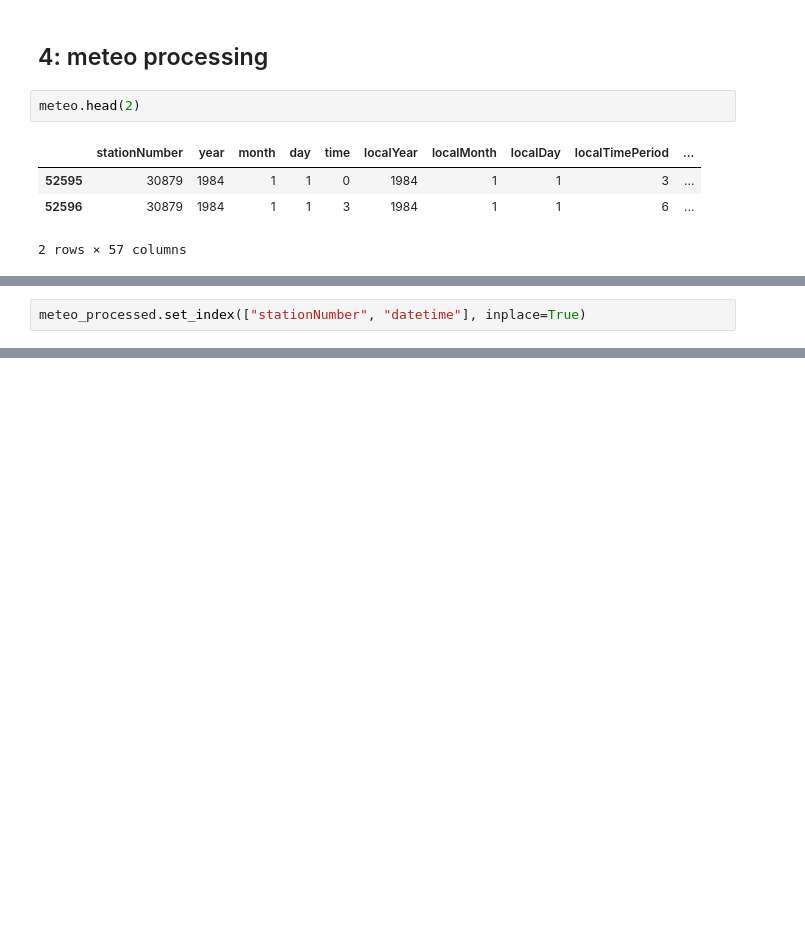
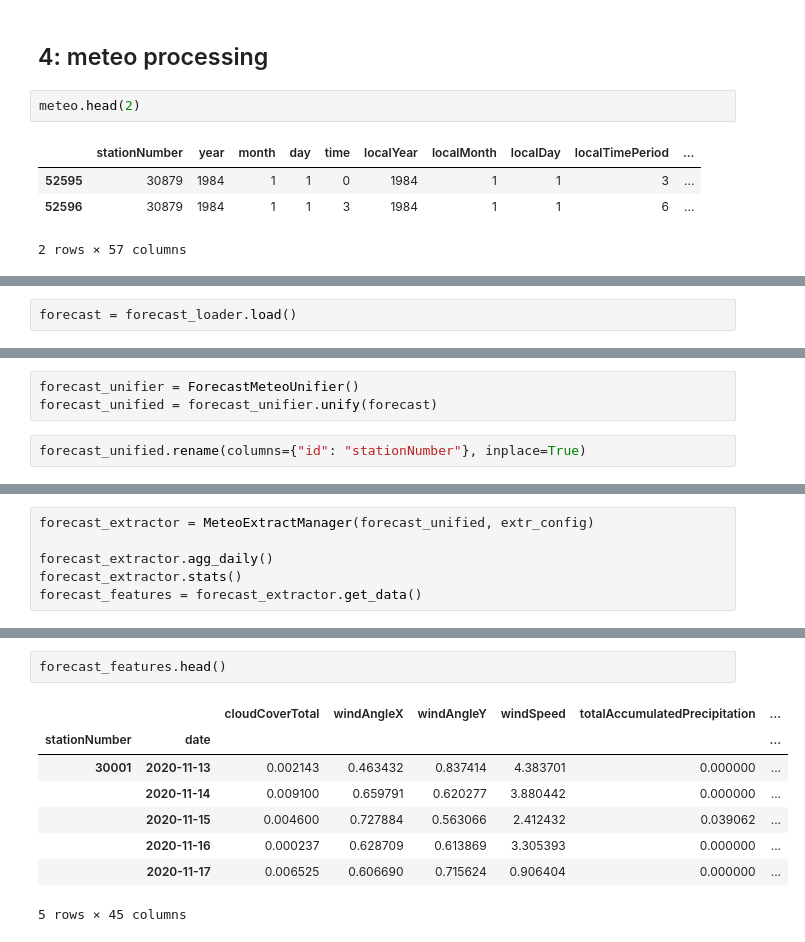
Before and after one commit to ProtsenkoAI/aij-2020-flood, a Jupyter notebook: aij_flood/research_notebooks/full_fe.ipynb, the cells around one changed output, grey strips where cells are left out. Cells and saved outputs as stored; diff of their text form; blank space fills up the shorter version.

```diff
--- a/aij_flood/research_notebooks/full_fe.ipynb
+++ b/aij_flood/research_notebooks/full_fe.ipynb
@@ -148,0 +464,2 @@ meteo_processed.head()
+# %%
+forecast = forecast_loader.load()
@@ -149,2 +487,5 @@ meteo_processed.head()
+# %%
+forecast_unifier = ForecastMeteoUnifier()
+forecast_unified = forecast_unifier.unify(forecast)
 # %%
-meteo_processed.set_index(["stationNumber", "datetime"], inplace=True)
+forecast_unified.rename(columns={"id": "stationNumber"}, inplace=True)
@@ -168,0 +492,6 @@ meteo_processed.groupby(["stationNumber", date.values]).agg(np.nanmean)
+# %%
+forecast_extractor = MeteoExtractManager(forecast_unified, extr_config)
+
+forecast_extractor.agg_daily()
+forecast_extractor.stats()
+forecast_features = forecast_extractor.get_data()
@@ -168,0 +516,11 @@ meteo_processed.groupby(["stationNumber", date.values]).agg(np.nanmean)
+# %%
+forecast_features.head()
+# %% [output]
+|  |  | cloudCoverTotal | windAngleX | windAngleY | windSpeed | totalAccumulatedPrecipitation | ... |
+| stationNumber | date |  |  |  |  |  | ... |
+| 30001 | 2020-11-13 | 0.002143 | 0.463432 | 0.837414 | 4.383701 | 0.000000 | ... |
+|  | 2020-11-14 | 0.009100 | 0.659791 | 0.620277 | 3.880442 | 0.000000 | ... |
+|  | 2020-11-15 | 0.004600 | 0.727884 | 0.563066 | 2.412432 | 0.039062 | ... |
+|  | 2020-11-16 | 0.000237 | 0.628709 | 0.613869 | 3.305393 | 0.000000 | ... |
+|  | 2020-11-17 | 0.006525 | 0.606690 | 0.715624 | 0.906404 | 0.000000 | ... |
+5 rows × 45 columns
```
Also changed, not shown: parts of 30 cells of this notebook, 19 other files.
